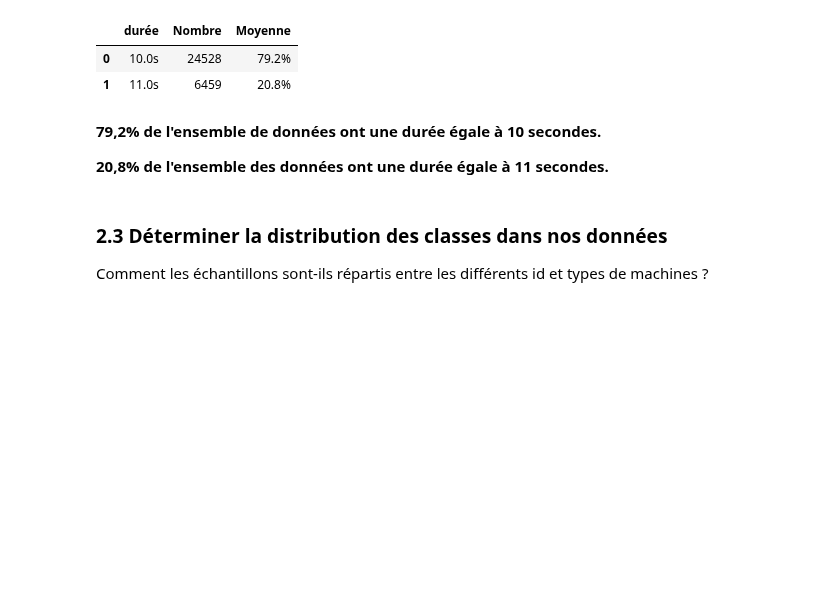
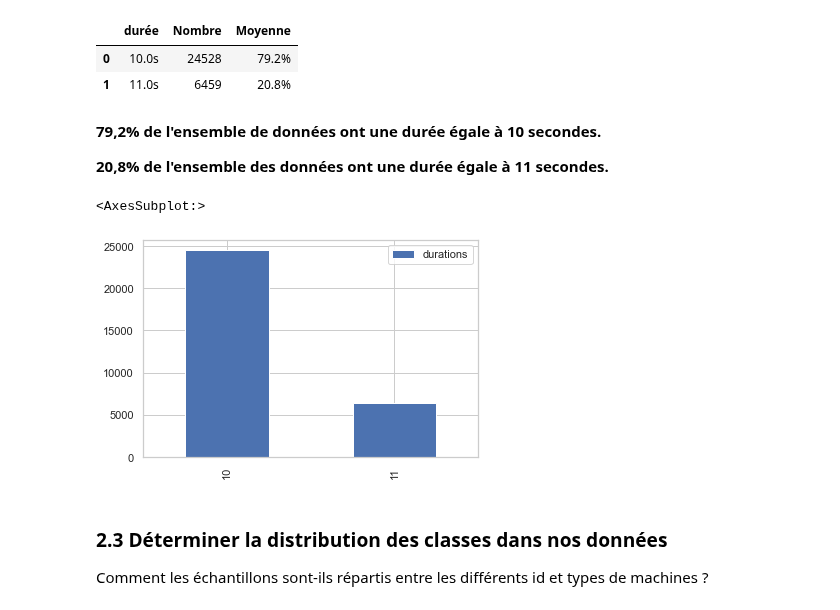
Before and after one commit to Dwaynekiller/PySaDML, a Jupyter notebook: notebooks/PySaDML - EDA.ipynb, the cells around one changed output. Saved outputs shown, nothing was run; the diff lists cells and outputs as text; code cells hidden in the pictures; blank space fills up the shorter version.

```diff
--- a/notebooks/PySaDML - EDA.ipynb
+++ b/notebooks/PySaDML - EDA.ipynb
@@ -300,3 +300,22 @@ common.audio_properties(df)
 **79,2% de l'ensemble de données ont une durée égale à 10 secondes.**
 
 **20,8% de l'ensemble des données ont une durée égale à 11 secondes.**
+# %%
+df = dataframe[['durations']]
+serie = df['durations'].value_counts()
+
+serie.plot(kind='bar')
+plt.xlabel('Durée(s)')
+plt.ylabel('Nombre de fichier audio')
+plt.title('Histogramme des durées audio')
+plt.grid(False)
+plt.show()
+
+df_serie = pd.DataFrame(serie)
+df_serie.reset_index(inplace=True)
+df_serie = df_serie.rename(columns = {'index':'durée', 'durations':'Nombre'})
+tot = df_serie['Nombre'].sum()
+df_serie['Moyenne'] = df_serie['Nombre'].apply(lambda x: 100*(x/tot)).map('{:,.1f}%'.format)
+df_serie['durée'] = df_serie['durée'].map('{:,.1f}s'.format)
+
+display(df_serie)
@@ -303,3 +329,8 @@ common.audio_properties(df)
+# %%
+pd.DataFrame(df['durations'].astype(int).value_counts()).plot(kind='bar')
+# %% [output]
+<AxesSubplot:>
+[figure, added]
 # %% [markdown]
 ### 2.3 Déterminer la distribution des classes dans nos données
 Comment les échantillons sont-ils répartis entre les différents id et types de machines ?
```
Also changed, not shown: parts of 3 cells of this notebook, 18 other files.
